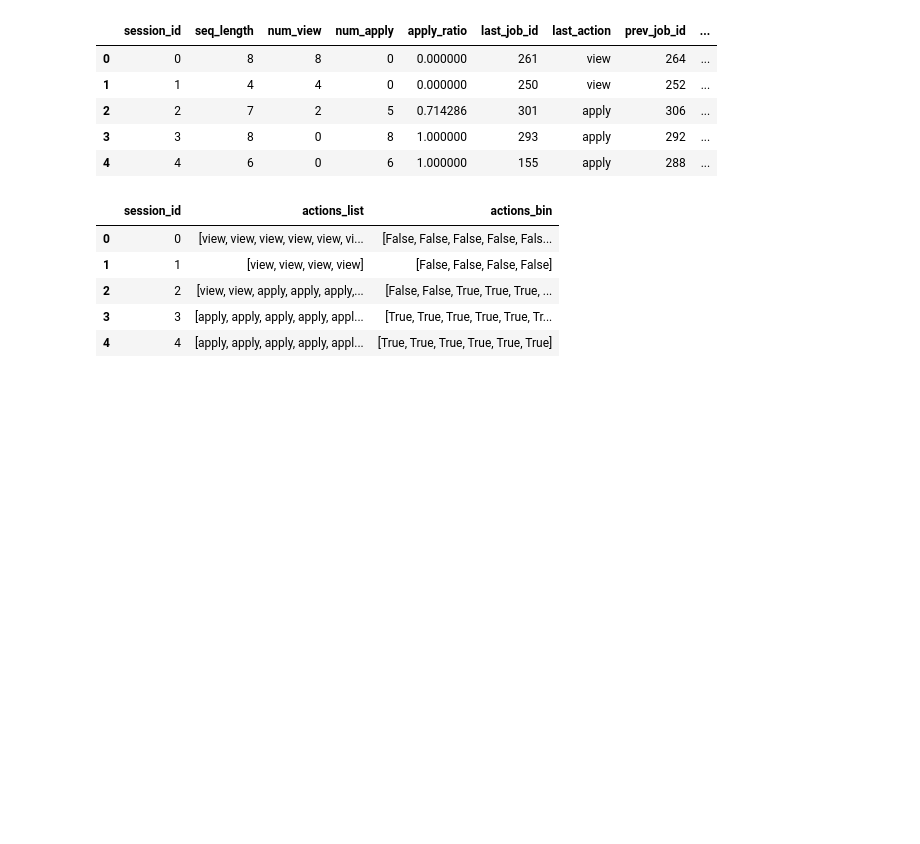
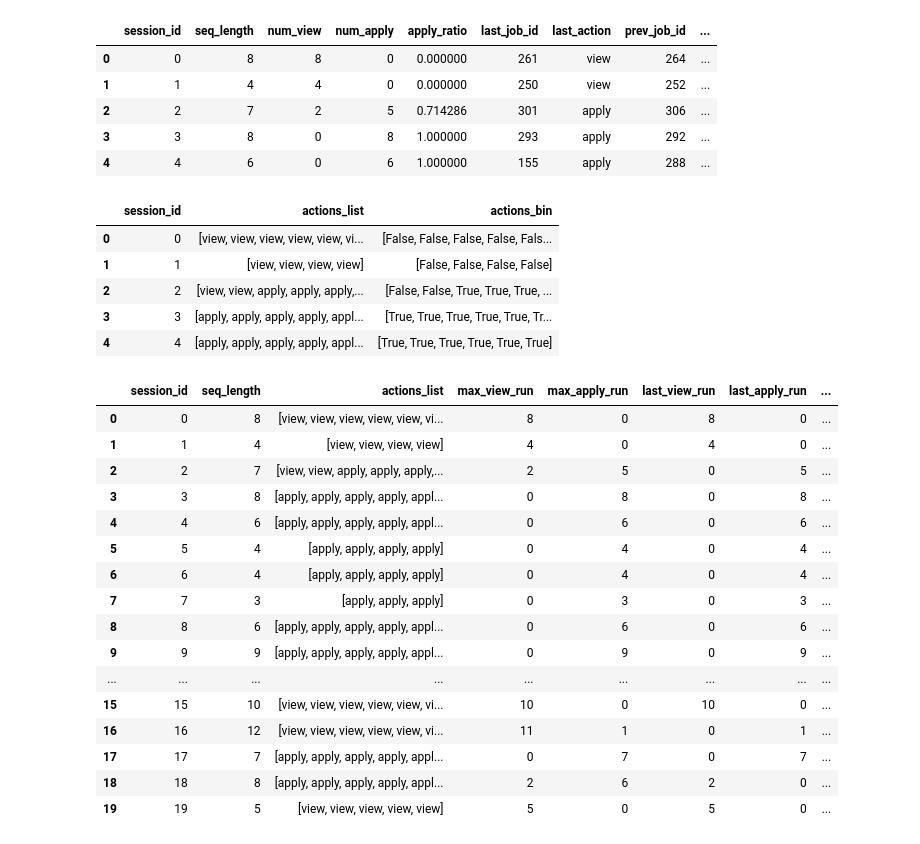
Before and after one commit to alecacerestel/Competition_G12_AML, a Jupyter notebook: notebooks/session_feature_engineering.ipynb, the cells around one changed output. Cells and saved outputs as stored; diff of their text form; code cells hidden in the pictures; blank space fills up the shorter version.

```diff
--- a/notebooks/session_feature_engineering.ipynb
+++ b/notebooks/session_feature_engineering.ipynb
@@ -380,0 +411,60 @@ x_train[["session_id", "actions_list", "actions_bin"]].head()
+# %%
+def switch_count(actions):
+    """
+    Conta quantas vezes a ação muda entre posições consecutivas.
+    Ex: view, view, apply, apply, view -> mudanças = 2 (view->apply, apply->view)
+    """
+    if len(actions) < 2:
+        return 0
+
+    changes = 0
+    prev = actions[0]
+    for a in actions[1:]:
+        if a != prev:
+            changes += 1
+        prev = a
+    return changes
+# %%
+def compute_max_view_run(actions):
+    return max_consecutive(actions, "view")
+
+def compute_max_apply_run(actions):
+    return max_consecutive(actions, "apply")
+
+def compute_last_view_run(actions):
+    return tail_consecutive(actions, "view")
+
+def compute_last_apply_run(actions):
+    return tail_consecutive(actions, "apply")
+
+x_train["max_view_run"] = x_train["actions_list"].apply(compute_max_view_run)
+x_train["max_apply_run"] = x_train["actions_list"].apply(compute_max_apply_run)
+x_train["last_view_run"] = x_train["actions_list"].apply(compute_last_view_run)
+x_train["last_apply_run"] = x_train["actions_list"].apply(compute_last_apply_run)
+x_train["switch_count"] = x_train["actions_list"].apply(switch_count)
+
+x_test["max_view_run"] = x_test["actions_list"].apply(compute_max_view_run)
+x_test["max_apply_run"] = x_test["actions_list"].apply(compute_max_apply_run)
+x_test["last_view_run"] = x_test["actions_list"].apply(compute_last_view_run)
+x_test["last_apply_run"] = x_test["actions_list"].apply(compute_last_apply_run)
+x_test["switch_count"] = x_test["actions_list"].apply(switch_count)
+
+x_train[["session_id","seq_length","actions_list","max_view_run","max_apply_run","last_view_run","last_apply_run","switch_count"]].head(20)
+# %% [output]
+|  | session_id | seq_length | actions_list | max_view_run | max_apply_run | last_view_run | last_apply_run | ... |
+| 0 | 0 | 8 | [view, view, view, view, view, vi... | 8 | 0 | 8 | 0 | ... |
+| 1 | 1 | 4 | [view, view, view, view] | 4 | 0 | 4 | 0 | ... |
+| 2 | 2 | 7 | [view, view, apply, apply, apply,... | 2 | 5 | 0 | 5 | ... |
+| 3 | 3 | 8 | [apply, apply, apply, apply, appl... | 0 | 8 | 0 | 8 | ... |
+| 4 | 4 | 6 | [apply, apply, apply, apply, appl... | 0 | 6 | 0 | 6 | ... |
+| 5 | 5 | 4 | [apply, apply, apply, apply] | 0 | 4 | 0 | 4 | ... |
+| 6 | 6 | 4 | [apply, apply, apply, apply] | 0 | 4 | 0 | 4 | ... |
+| 7 | 7 | 3 | [apply, apply, apply] | 0 | 3 | 0 | 3 | ... |
+| 8 | 8 | 6 | [apply, apply, apply, apply, appl... | 0 | 6 | 0 | 6 | ... |
+| 9 | 9 | 9 | [apply, apply, apply, apply, appl... | 0 | 9 | 0 | 9 | ... |
+| ... | ... | ... | ... | ... | ... | ... | ... | ... |
+| 15 | 15 | 10 | [view, view, view, view, view, vi... | 10 | 0 | 10 | 0 | ... |
+| 16 | 16 | 12 | [view, view, view, view, view, vi... | 11 | 1 | 0 | 1 | ... |
+| 17 | 17 | 7 | [apply, apply, apply, apply, appl... | 0 | 7 | 0 | 7 | ... |
+| 18 | 18 | 8 | [apply, apply, apply, apply, appl... | 2 | 6 | 2 | 0 | ... |
+| 19 | 19 | 5 | [view, view, view, view, view] | 5 | 0 | 5 | 0 | ... |
```
Also changed, not shown: parts of 7 cells of this notebook, 1 other file.
